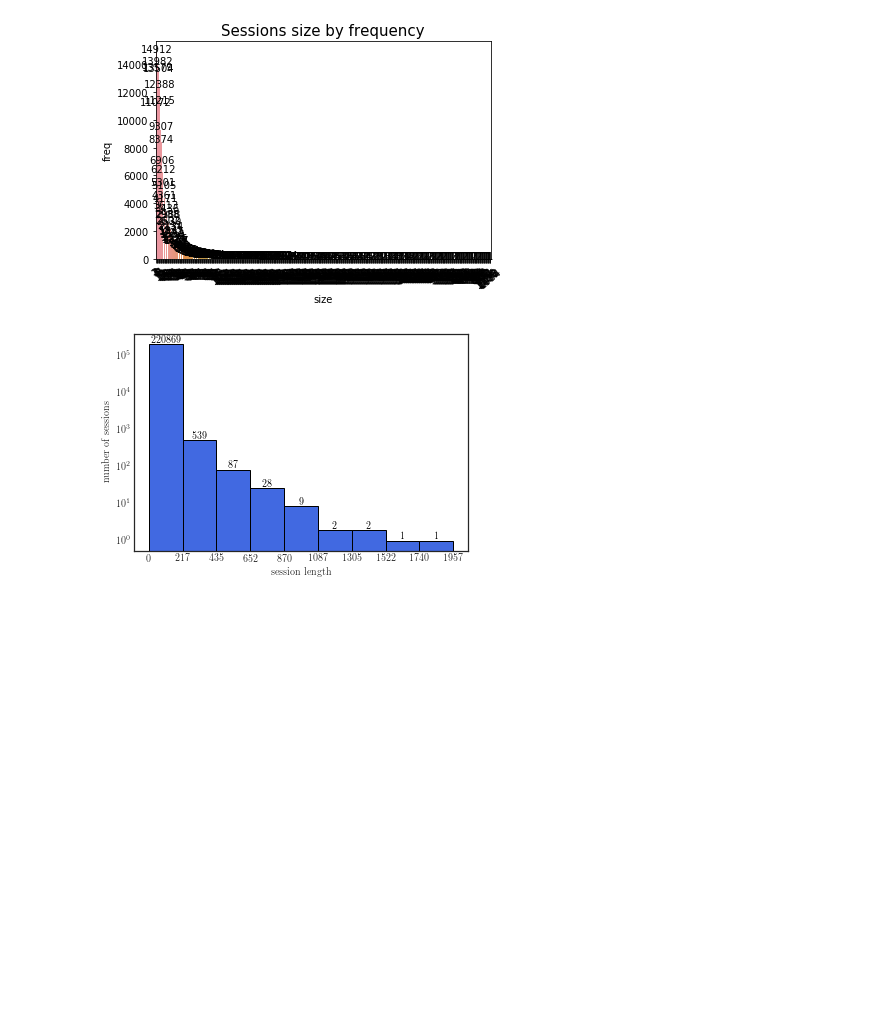
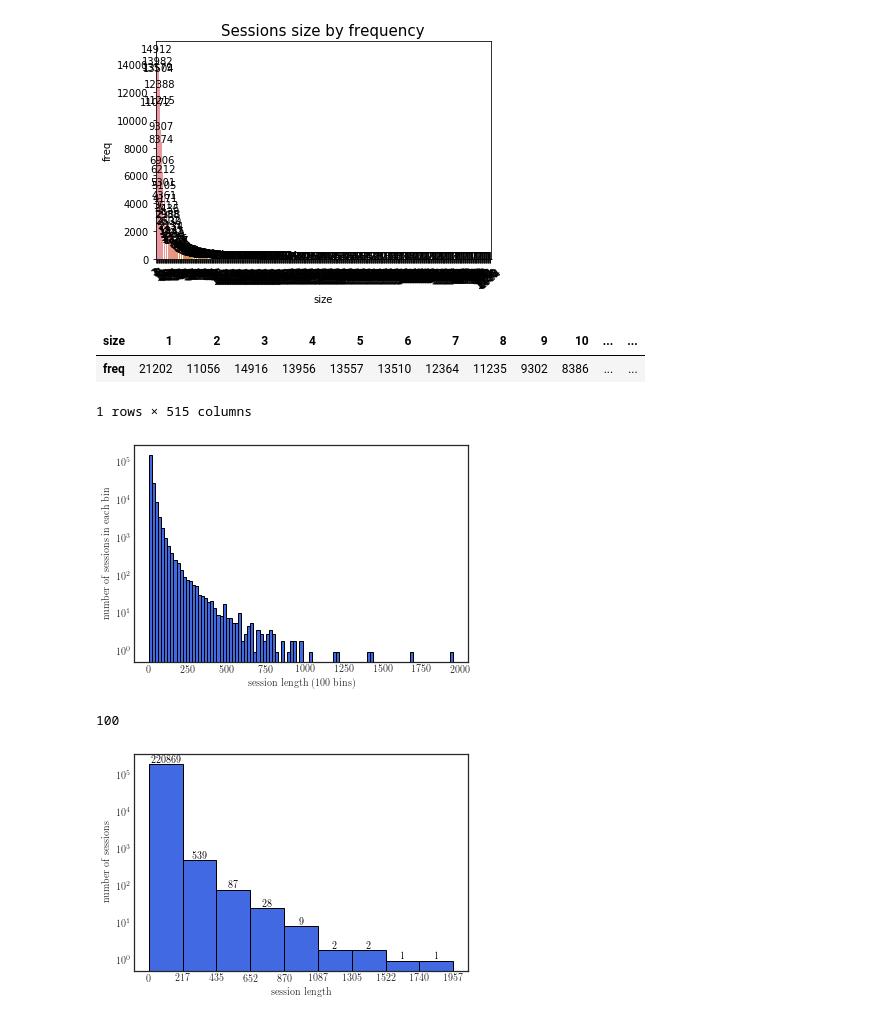
Before and after one commit to ScottishFold007/recsys_telenor, a Jupyter notebook: data_analysis/session_length.ipynb, the cells around one changed output. Saved outputs shown, nothing was run; the diff lists cells and outputs as text; code cells hidden in the pictures; blank space fills up the shorter version.

```diff
--- a/data_analysis/session_length.ipynb
+++ b/data_analysis/session_length.ipynb
@@ -94,6 +94,32 @@ sns.set_style('white')
 # use LaTeX fonts in the plot
 plt.rc('text', usetex=True)
 plt.rc('font', family='serif')
+# %%
+df = pd.DataFrame({'size':dataset.groupby('visit_id').size()})
+freq = pd.DataFrame({'freq':df.groupby('size').size()})
+freq.T.head(100)
+# %% [output]
+| size | 1 | 2 | 3 | 4 | 5 | 6 | 7 | 8 | 9 | 10 | ... | ... |
+| freq | 21202 | 11056 | 14916 | 13956 | 13557 | 13510 | 12364 | 11235 | 9302 | 8386 | ... | ... |
+1 rows × 515 columns
+# %%
+# 10 bins histogram
+
+df = pd.DataFrame({'size':dataset.groupby('visit_id').size()})
+bins = np.linspace(0,df.max(),100)
+n, bins, pathces = plt.hist(x=df.values,bins=bins,log=True,color='royalblue',edgecolor='black')
+#plt.xticks(bins)
+plt.xlabel('session length (100 bins)')
+plt.ylabel('number of sessions in each bin')
+step = bins[1]/2
+#for x,y in zip(bins,n):
+#    plt.text(x+step, (y + 0.1 * y),'%.0f' % y, color='black', ha='center')
+plt.savefig("img/session_freq.pdf", bbox_inches='tight')
+plt.show()
+len(bins)
+# %% [output]
+[figure, added]
+100
 # %%
 # 10 bins histogram
 
```
Also changed, not shown: parts of 4 cells of this notebook, 42 other files.
